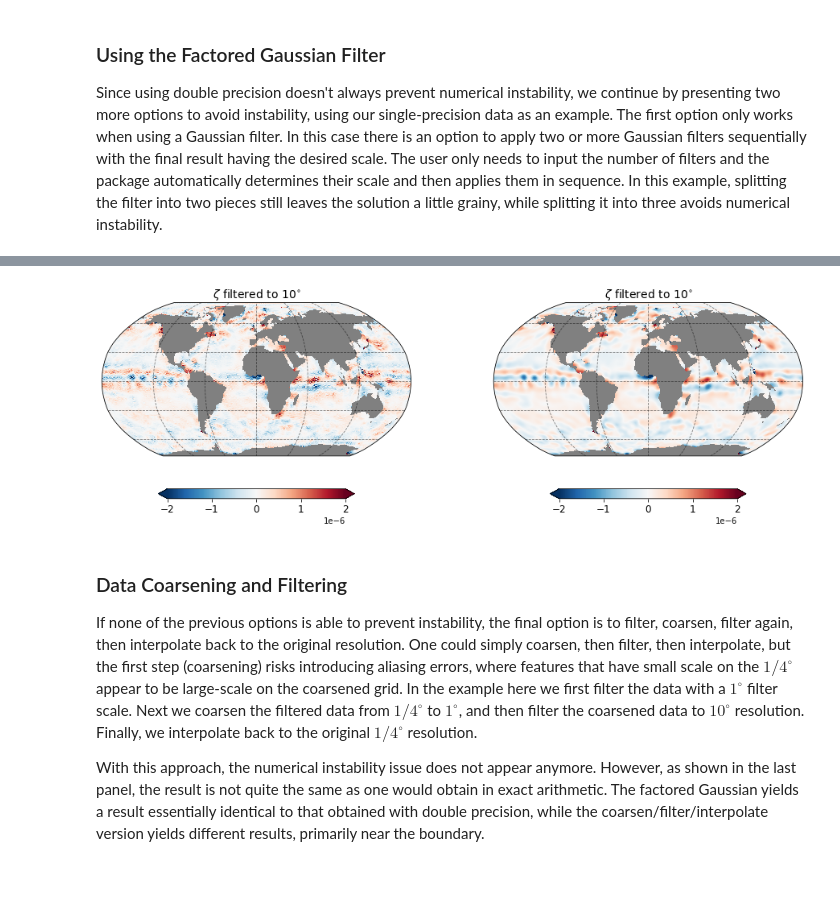
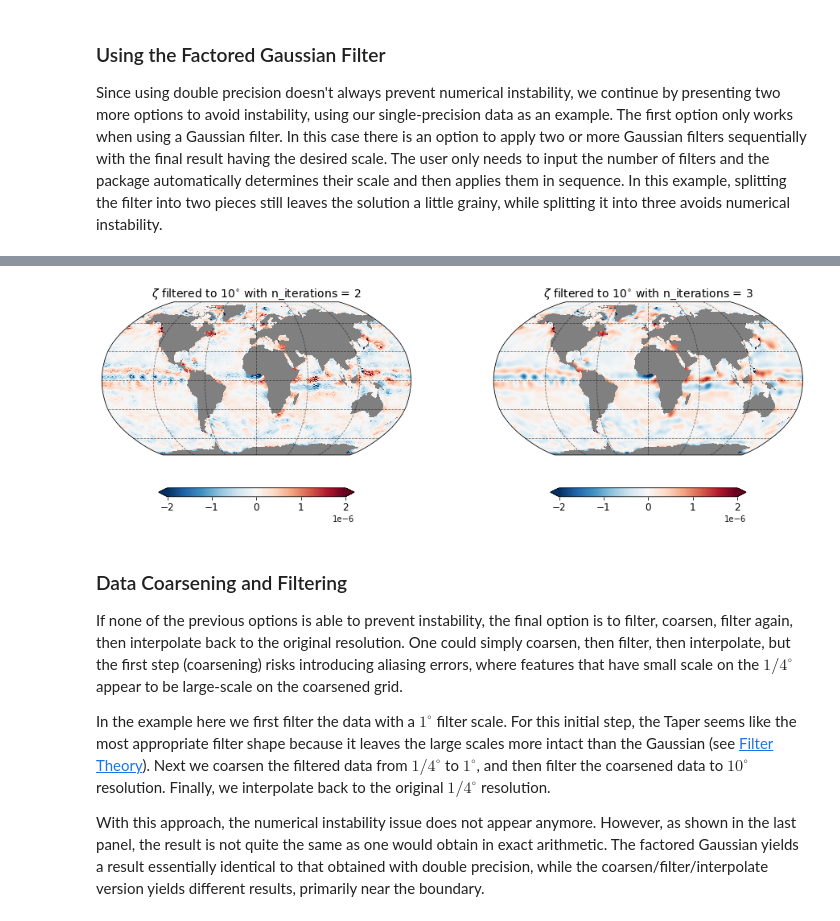
Before and after one commit to ocean-eddy-cpt/gcm-filters, a Jupyter notebook: docs/examples/example_numerical_instability.ipynb, the cells around one changed output, grey strips where cells are left out. Saved outputs shown, nothing was run; the diff lists cells and outputs as text; code cells hidden in the pictures; blank space fills up the shorter version.

Commit message:
Update numerical instability notebook

```diff
--- a/docs/examples/example_numerical_instability.ipynb
+++ b/docs/examples/example_numerical_instability.ipynb
@@ -196,11 +202,11 @@ fig = plt.figure(figsize=[16,5])
 
 tmp = zeta_10Deg_x2.assign_coords({'geolat_c': ds['geolat_c'], 'geolon_c': ds['geolon_c']})
 ax = fig.add_subplot(grid1[0, 0], projection=ccrs.Robinson(),facecolor='grey')
-_ = plot_map(ax, tmp, vmin=-max_z, vmax=max_z,
-                   lon='geolon_c', lat='geolat_c', cmap='RdBu_r', title=r'$\zeta$ filtered to $10^{\circ}$')
+_ = plot_map(ax, tmp, vmin=-max_z, vmax=max_z, lon='geolon_c', lat='geolat_c', cmap='RdBu_r',
+             title=r'$\zeta$ filtered to $10^{\circ}$ with n_iterations = 2')
 
 tmp = zeta_10Deg_x3.assign_coords({'geolat_c': ds['geolat_c'], 'geolon_c': ds['geolon_c']})
 ax = fig.add_subplot(grid1[0, 1], projection=ccrs.Robinson(),facecolor='grey')
-_ = plot_map(ax, tmp, vmin=-max_z, vmax=max_z,
-                   lon='geolon_c', lat='geolat_c', cmap='RdBu_r', title=r'$\zeta$ filtered to $10^{\circ}$')
+_ = plot_map(ax, tmp, vmin=-max_z, vmax=max_z, lon='geolon_c', lat='geolat_c', cmap='RdBu_r',
+             title=r'$\zeta$ filtered to $10^{\circ}$ with n_iterations = 3')
 # %% [output]
@@ -209,8 +215,10 @@ Wall time: 17.1 s
-[figure, old version]
+[figure, new version]
 # %% [markdown]
 ### Data Coarsening and Filtering
 
-If none of the previous options is able to prevent instability, the final option is to filter, coarsen, filter again, then interpolate back to the original resolution. One could simply coarsen, then filter, then interpolate, but the first step (coarsening) risks introducing aliasing errors, where features that have small scale on the $1/4^{\circ}$ appear to be large-scale on the coarsened grid. In the example here we first filter the data with a $1^{\circ}$ filter scale. Next we coarsen the filtered data from $1/4^{\circ}$ to $1^{\circ}$, and then filter the coarsened data to $10^{\circ}$ resolution. Finally, we interpolate back to the original $1/4^{\circ}$ resolution.
+If none of the previous options is able to prevent instability, the final option is to filter, coarsen, filter again, then interpolate back to the original resolution. One could simply coarsen, then filter, then interpolate, but the first step (coarsening) risks introducing aliasing errors, where features that have small scale on the $1/4^{\circ}$ appear to be large-scale on the coarsened grid.
+
+In the example here we first filter the data with a $1^{\circ}$ filter scale. For this initial step, the Taper seems like the most appropriate filter shape because it leaves the large scales more intact than the Gaussian (see  [Filter Theory](https://gcm-filters.readthedocs.io/en/latest/theory.html)). Next we coarsen the filtered data from $1/4^{\circ}$ to $1^{\circ}$, and then filter the coarsened data to $10^{\circ}$ resolution. Finally, we interpolate back to the original $1/4^{\circ}$ resolution.
 
 With this approach, the numerical instability issue does not appear anymore. However, as shown in the last panel, the result is not quite the same as one would obtain in exact arithmetic. The factored Gaussian yields a result essentially identical to that obtained with double precision, while the coarsen/filter/interpolate version yields different results, primarily near the boundary.
 # %%
```
Also changed, not shown: parts of 15 cells of this notebook.
